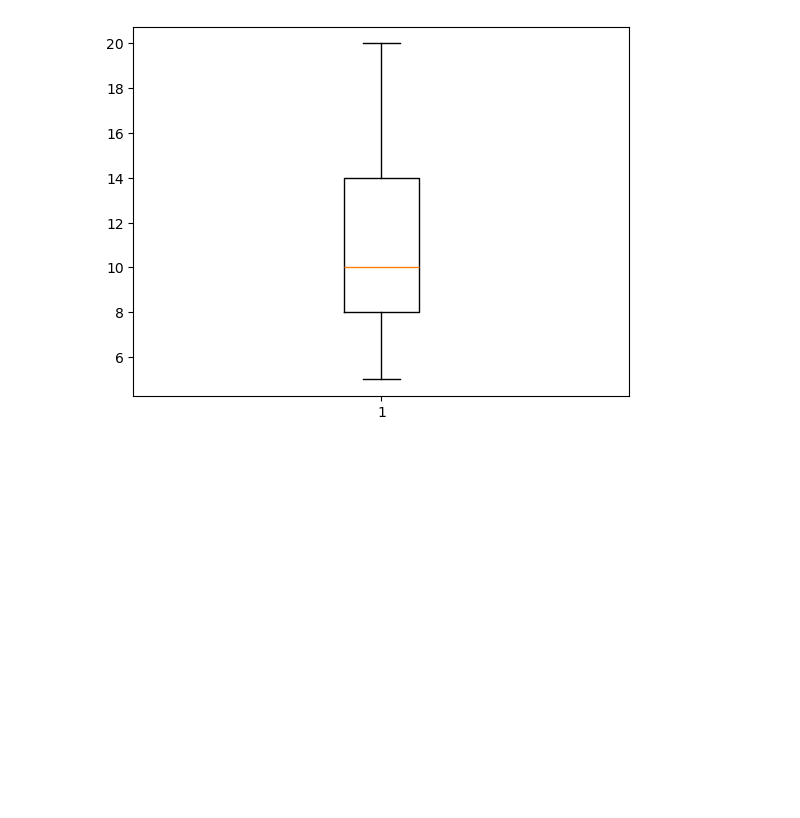
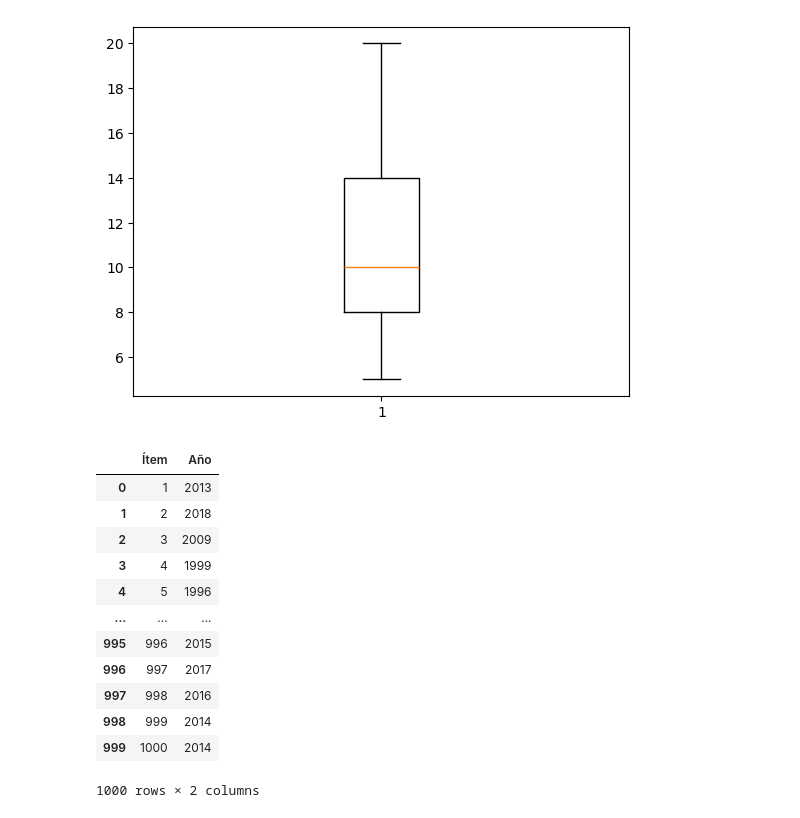
Before and after one commit to pablop11/CE_IABD, a Jupyter notebook: SAA/UNIDAD3/prueba.ipynb, the cells around one changed output. Saved outputs shown, nothing was run; the diff lists cells and outputs as text; code cells hidden in the pictures; blank space fills up the shorter version.

```diff
--- a/SAA/UNIDAD3/prueba.ipynb
+++ b/SAA/UNIDAD3/prueba.ipynb
@@ -16,3 +16,21 @@ Mediana: 10.0
 Varianza: 17.355371900826448
 Cuartiles: [ 8. 10. 14.]
 [figure]
+# %%
+
+df = pd.read_csv("prueba.csv", sep=";")
+df.head(1000)
+# %% [output]
+|  | Ítem | Año |
+| 0 | 1 | 2013 |
+| 1 | 2 | 2018 |
+| 2 | 3 | 2009 |
+| 3 | 4 | 1999 |
+| 4 | 5 | 1996 |
+| ... | ... | ... |
+| 995 | 996 | 2015 |
+| 996 | 997 | 2017 |
+| 997 | 998 | 2016 |
+| 998 | 999 | 2014 |
+| 999 | 1000 | 2014 |
+1000 rows × 2 columns
```
Also changed, not shown: parts of 1 cell of this notebook, 2 other files.
